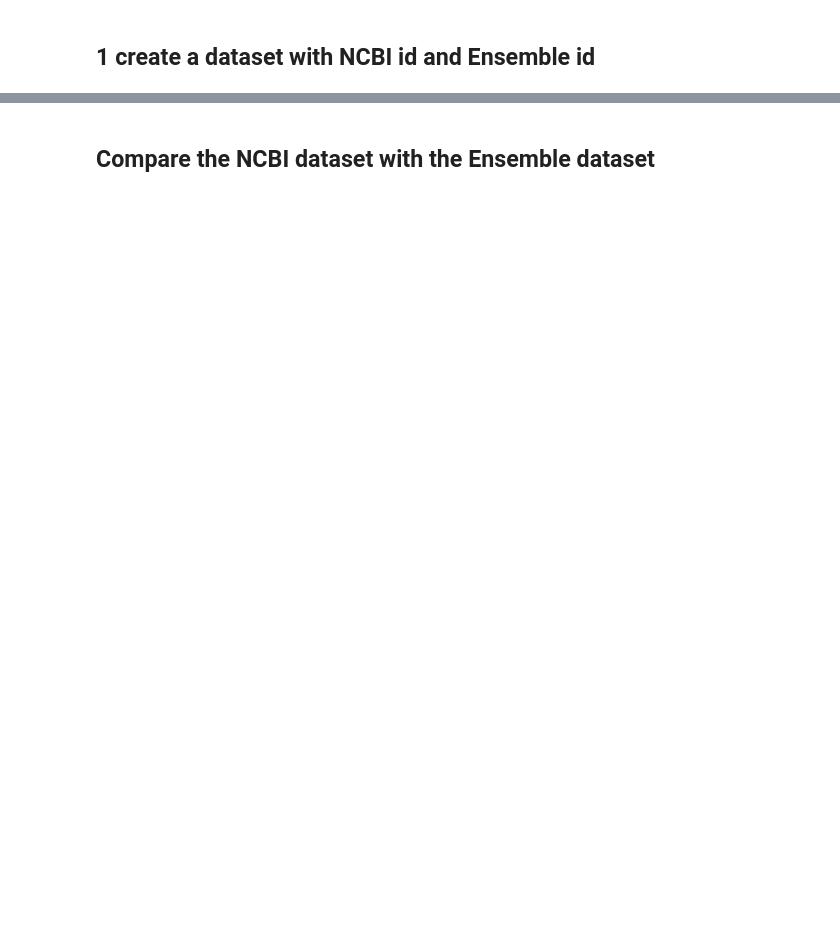
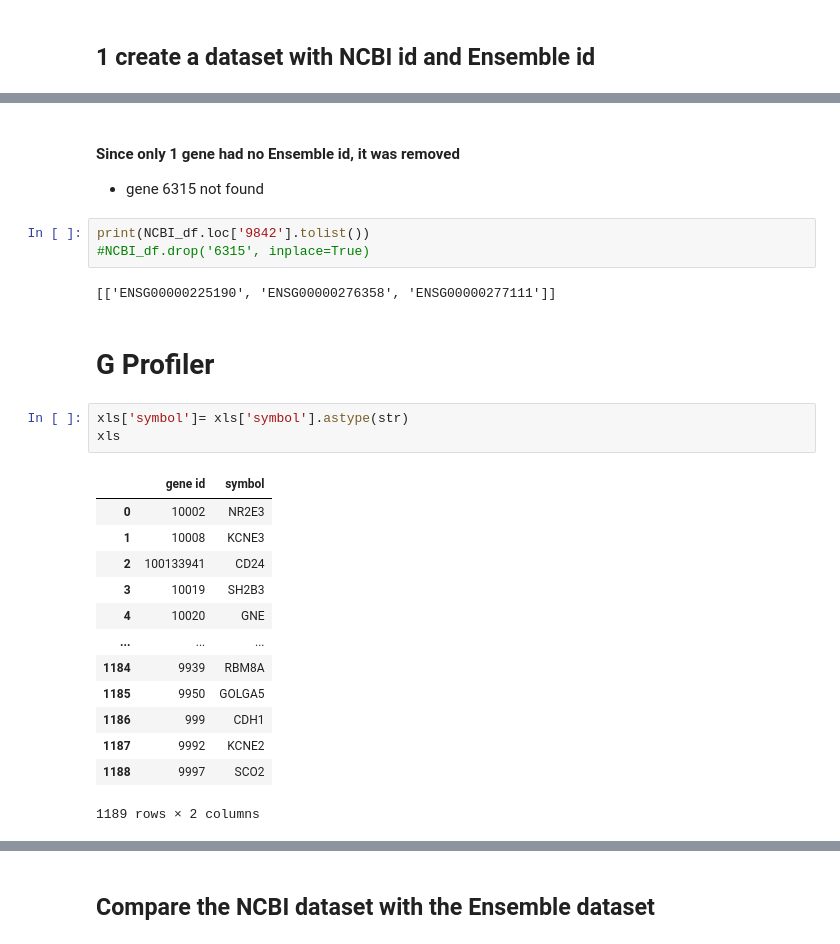
Before and after one commit to a59490/Tese_ASD_Gene_Pred, a Jupyter notebook: 3_pos_neg_genes/NCBI_to_Ensembl.ipynb, the cells around one changed output, grey strips where cells are left out. Saved outputs shown, nothing was run; the diff lists cells and outputs as text; blank space fills up the shorter version.

```diff
--- a/3_pos_neg_genes/NCBI_to_Ensembl.ipynb
+++ b/3_pos_neg_genes/NCBI_to_Ensembl.ipynb
@@ -109,0 +121,29 @@ print(NCBI_df.shape)
+# %% [markdown]
+#### Since only 1 gene had no Ensemble id, it was removed
+
+
+- gene 6315 not found
+# %%
+print(NCBI_df.loc['9842'].tolist())
+#NCBI_df.drop('6315', inplace=True)
+# %% [output]
+[['ENSG00000225190', 'ENSG00000276358', 'ENSG00000277111']]
+# %% [markdown]
+# G Profiler
+# %%
+xls['symbol']= xls['symbol'].astype(str)
+xls
+# %% [output]
+|  | gene id | symbol |
+| 0 | 10002 | NR2E3 |
+| 1 | 10008 | KCNE3 |
+| 2 | 100133941 | CD24 |
+| 3 | 10019 | SH2B3 |
+| 4 | 10020 | GNE |
+| ... | ... | ... |
+| 1184 | 9939 | RBM8A |
+| 1185 | 9950 | GOLGA5 |
+| 1186 | 999 | CDH1 |
+| 1187 | 9992 | KCNE2 |
+| 1188 | 9997 | SCO2 |
+1189 rows × 2 columns
```
Also changed, not shown: parts of 17 cells of this notebook, 5 other files.
